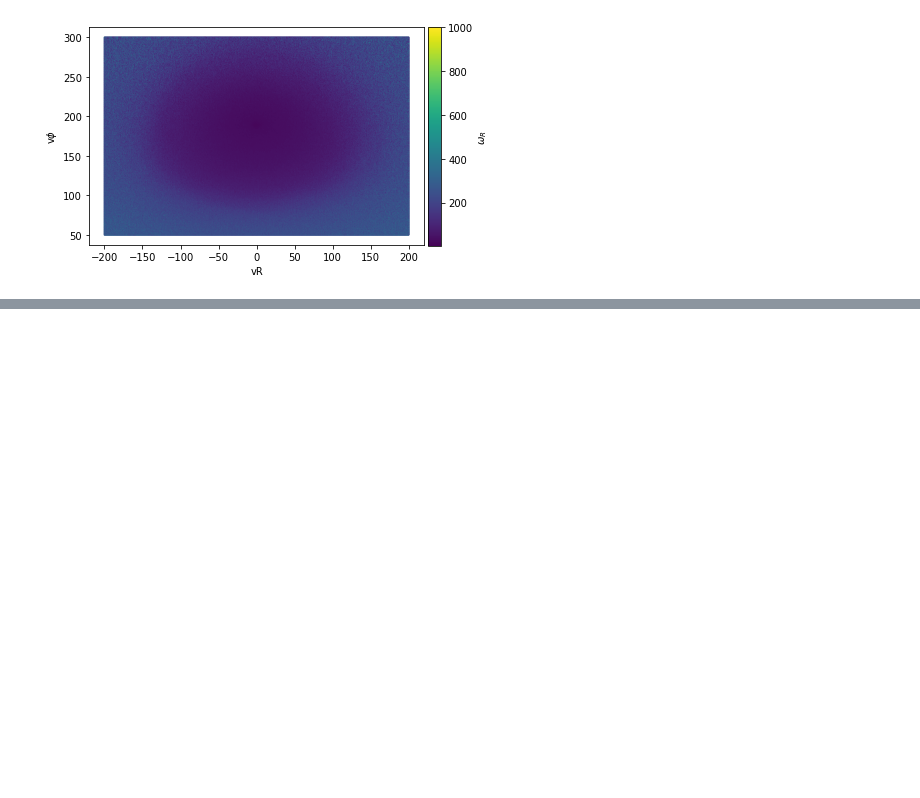
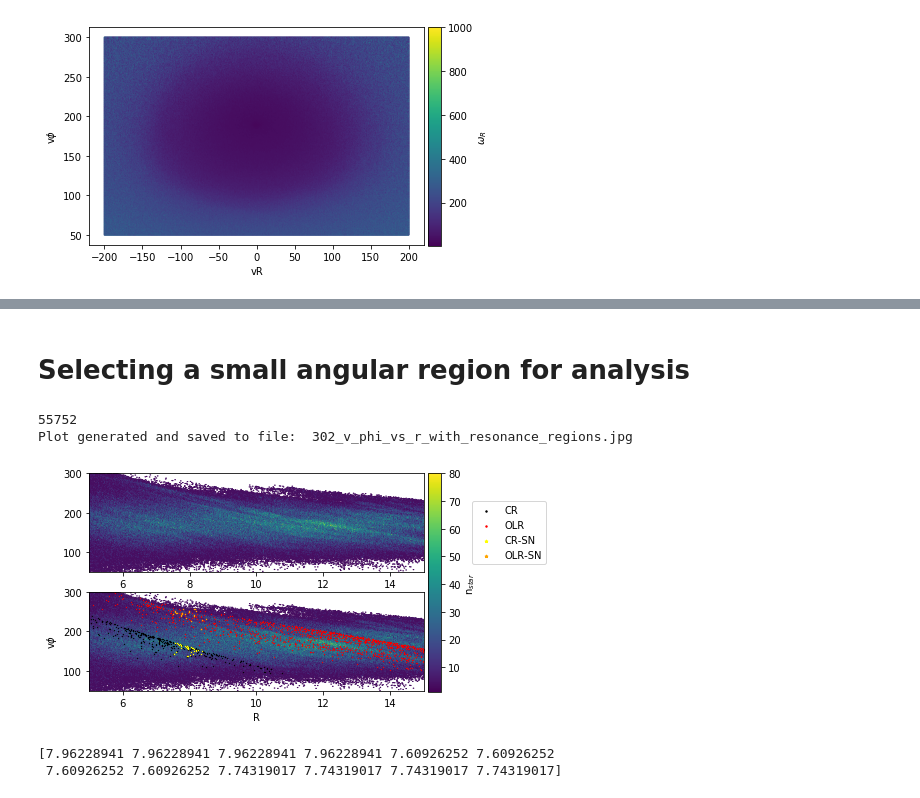
Before and after one commit to binodbhttr/resonance_sweeping, a Jupyter notebook: 302_frequency_analysis.ipynb, the cells around one changed output, grey strips where cells are left out. Saved outputs shown, nothing was run; the diff lists cells and outputs as text; code cells hidden in the pictures; blank space fills up the shorter version.

```diff
--- a/302_frequency_analysis.ipynb
+++ b/302_frequency_analysis.ipynb
@@ -160,0 +277,10 @@ print(a)
+# %%
+x_resonance_olr_sr=(x_resonance_olr[keep_olr_sn])
+y_resonance_olr_sr=(y_resonance_olr[keep_olr_sn])
+z_resonance_olr_sr=(z_resonance_olr[keep_olr_sn])
+vr_resonance_olr_sr=(vr_resonance_olr[keep_olr_sn])
+vphi_resonance_olr_sr=(vphi_resonance_olr[keep_olr_sn])
+vzz_resonance_olr_sr=(vzz_resonance_olr[keep_olr_sn])
+
+r_resonance_olr_sr=r_resonance_olr[keep_olr_sn]
+phi_resonance_olr_sr=phi_resonance_olr[keep_olr_sn]
@@ -160,0 +364,48 @@ print(a)
+# %% [markdown]
+# Selecting a small angular region for analysis
+# %%
+keep_phi=(phi<5)*(phi>-5)
+vphi_slice=vphi[keep_phi]
+
+r_slice=r[keep_phi]
+
+fig6=plt.figure()
+ax=fig6.add_subplot(212)
+ax1=fig6.add_subplot(211)
+#ax.text(8,300,r"Snapshot %s, Slice: -5<$\phi$<5"%(str(snapshot)))
+#cb1=ax.hexbin(x_select,y_select,extent=((-35,35,-35,35)),gridsize=500,mincnt=1,C=Ordisk,vmin=1,vmax=40)
+cb1=ax.hexbin(r_slice,vphi_slice,extent=((5,15,50,300)),gridsize=500,mincnt=1,vmin=1,vmax=80)
+ax.set_xlabel("R")
+ax.set_ylabel(r"v$\phi$")
+ax_cr=ax.scatter(r_resonance_cr_phi_slice,vphi_resonance_cr_phi_slice,c="black",marker=".",s=0.1,label="CR")
+print(len(r_resonance_cr))
+ax_olr=ax.scatter(r_resonance_olr_phi_slice,vphi_resonance_olr_phi_slice,c="red",marker=".",s=0.1,label="OLR")
+ax.scatter(r_resonance_cr_sr,vphi_resonance_cr_sr,c="yellow",marker="*",s=0.1,label="CR-SN")
+ax.scatter(r_resonance_olr_sr,vphi_resonance_olr_sr,c="orange",marker="*",s=0.1,label="OLR-SN")
+
+cbar_ax = fig6.add_axes([0.91, 0.12, 0.03, 0.76]) # position of the colorbar (left, bottom, width, height)
+fig6.colorbar(cb1, cax=cbar_ax)
+cbar_ax.set_ylabel(r'n$_{star}$')
+cbar_ax.yaxis.label.set_size(10)
+ax.set_xlim(5,15)
+ax.set_ylim(50,300)
+#ax.legend(bbox_to_anchor=(0.77,0.93), loc='center left',markerscale=9)
+ax.legend(bbox_to_anchor=(1.13,1.6), loc='center left',markerscale=9)
+
+ax1.hexbin(r_slice,vphi_slice,extent=((5,15,50,300)),gridsize=500,mincnt=1,vmin=1,vmax=80)
+ax1.set_xlim(5,15)
+ax1.set_ylim(50,300)
+#ax.legend(markerscale=6)
+plotname=str(snapshot)+"_v_phi_vs_r_with_resonance_regions.jpg"
+fig6.savefig(plotpath+plotname,bbox_inches="tight",dpi=300)
+print("Plot generated and saved to file: ",plotname)
+plt.show()
+# %% [output]
+55752
+Plot generated and saved to file:  302_v_phi_vs_r_with_resonance_regions.jpg
+[figure, added]
+# %%
+print(r_resonance_cr_sr)
+# %% [output]
+[7.96228941 7.96228941 7.96228941 7.96228941 7.60926252 7.60926252
+ 7.60926252 7.60926252 7.74319017 7.74319017 7.74319017 7.74319017]
```
Also changed, not shown: parts of 28 cells of this notebook.
